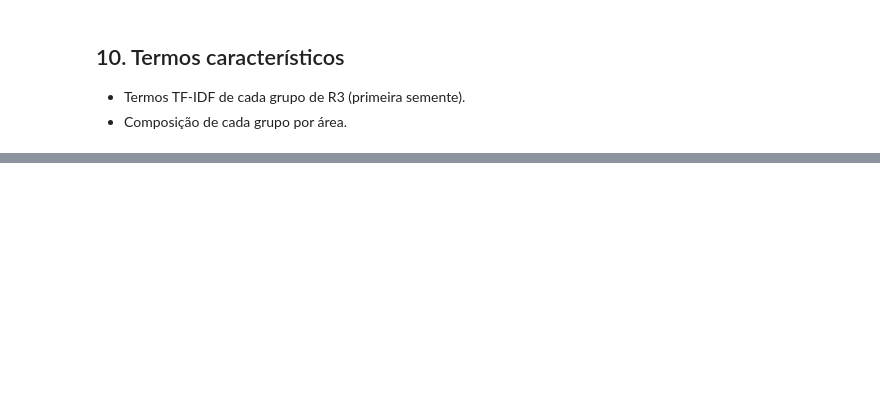
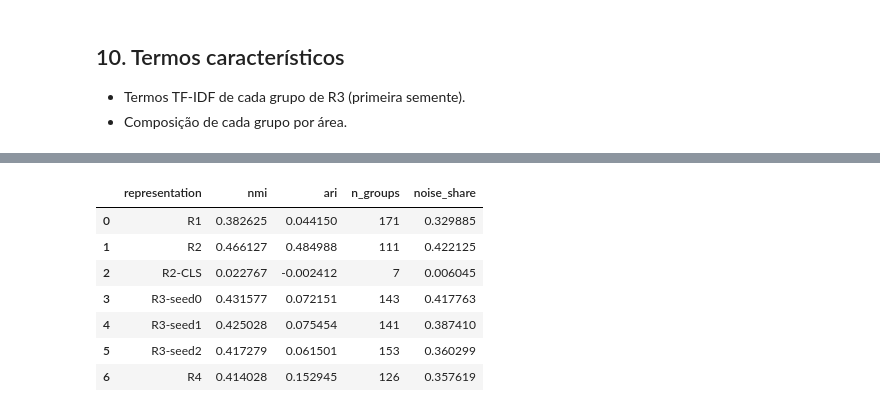
Before and after one commit to Igorbraziel/juristcu-clustering-tsdae, a Jupyter notebook: notebooks/00_overview.ipynb, the cells around one changed output, grey strips where cells are left out. Drawn from its saved outputs; the diff is of its cells as text; code cells hidden in the pictures; blank space fills up the shorter version.

```diff
--- a/notebooks/00_overview.ipynb
+++ b/notebooks/00_overview.ipynb
@@ -145 +257,12 @@ pd.read_csv(tables_dir / "group_area_crosstab.csv")
+# %%
+pd.read_csv(tables_dir / "hdbscan_scores.csv")
+# %% [output]
+|  | representation | nmi | ari | n_groups | noise_share |
+| 0 | R1 | 0.382625 | 0.044150 | 171 | 0.329885 |
+| 1 | R2 | 0.466127 | 0.484988 | 111 | 0.422125 |
+| 2 | R2-CLS | 0.022767 | -0.002412 | 7 | 0.006045 |
+| 3 | R3-seed0 | 0.431577 | 0.072151 | 143 | 0.417763 |
+| 4 | R3-seed1 | 0.425028 | 0.075454 | 141 | 0.387410 |
+| 5 | R3-seed2 | 0.417279 | 0.061501 | 153 | 0.360299 |
+| 6 | R4 | 0.414028 | 0.152945 | 126 | 0.357619 |
 # %% [markdown]
```
Also changed, not shown: parts of 16 cells of this notebook, 1 other file.
